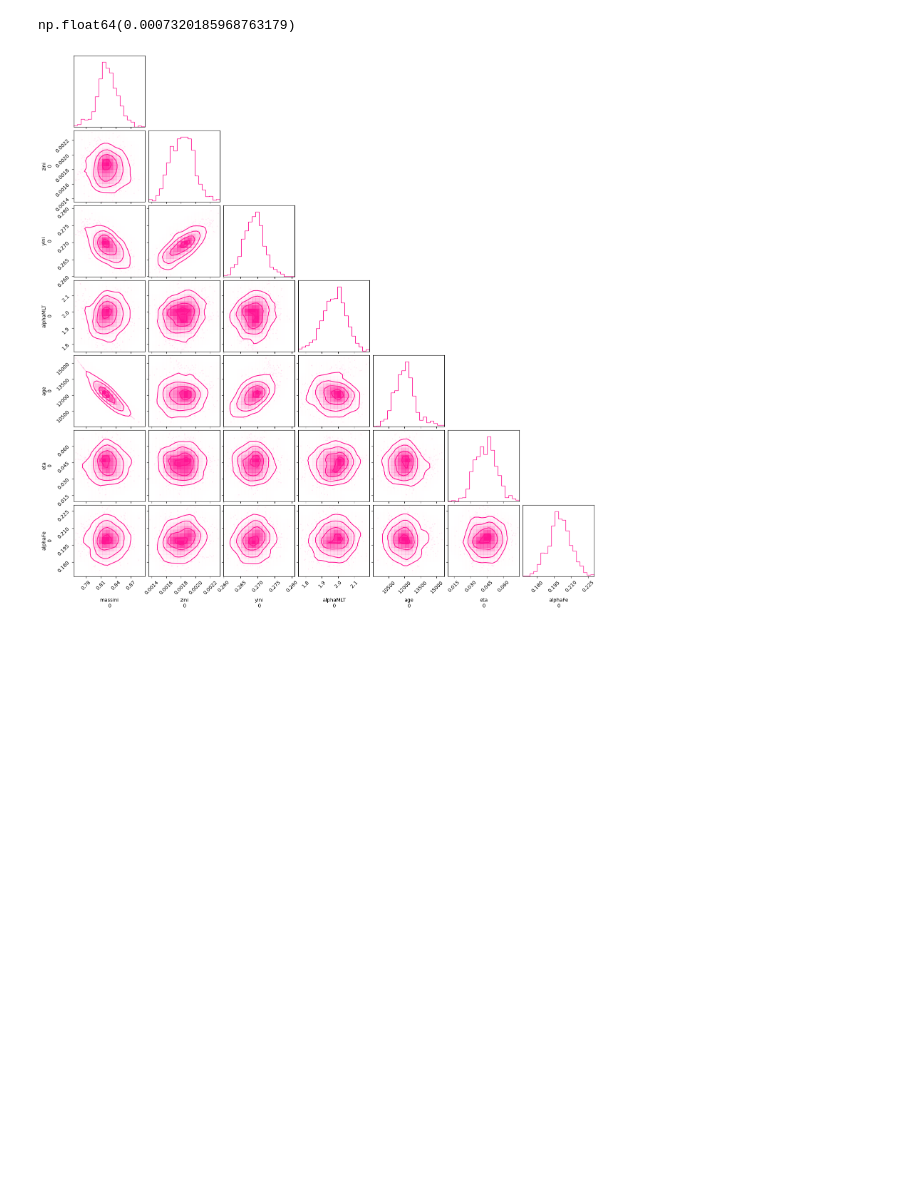
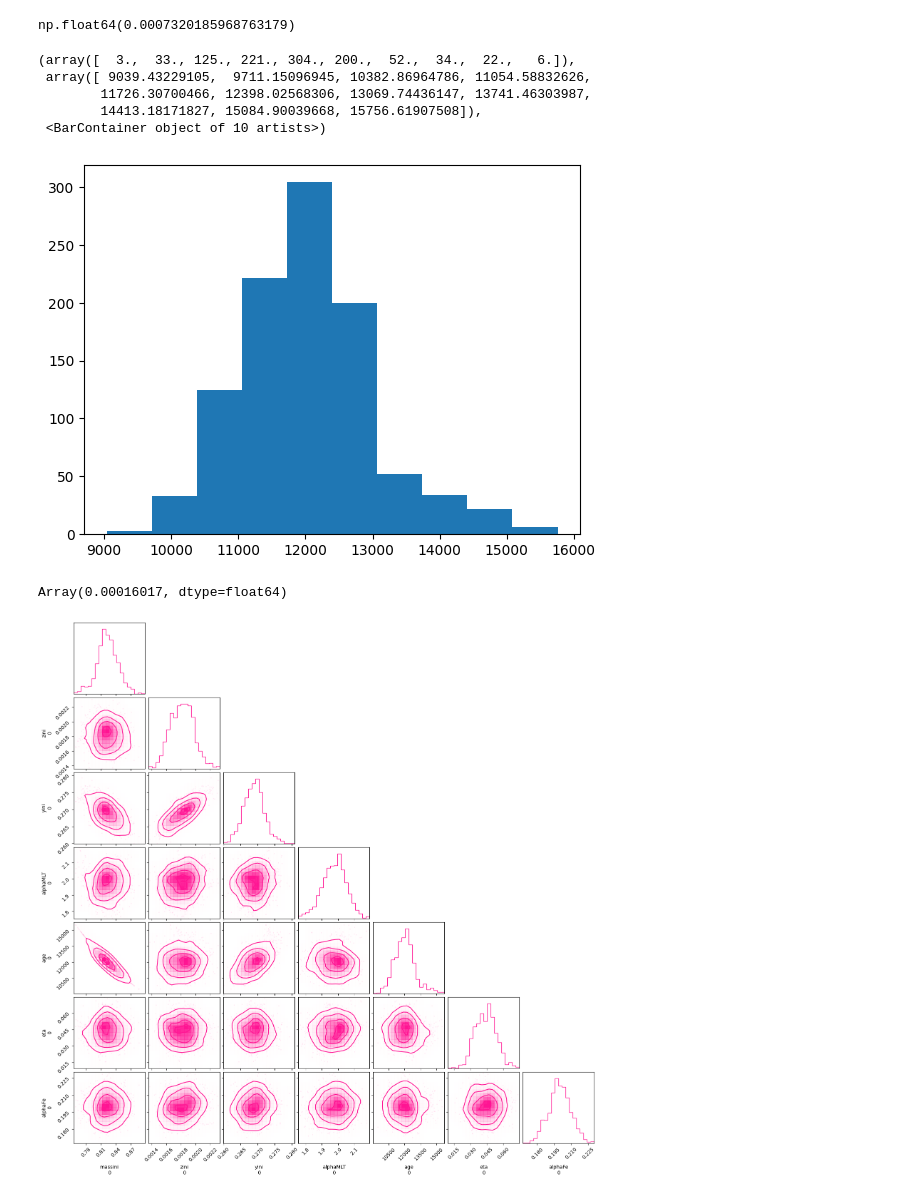
Before and after one commit to ehatt98/M4-hierarchical, a Jupyter notebook: notebooks/make_dumb_emus.ipynb, the cells around one changed output. Drawn from its saved outputs; the diff is of its cells as text; code cells hidden in the pictures; blank space fills up the shorter version.

```diff
--- a/notebooks/make_dumb_emus.ipynb
+++ b/notebooks/make_dumb_emus.ipynb
@@ -268,6 +289,19 @@ data += az.from_dict(posterior, sample_stats=sample_stats, coords=coords, dims=d
 params = jnp.stack([posterior['massini'][0].T, posterior['zini'][0].T, posterior['yini'][0].T, posterior['alphaMLT'][0].T, posterior['age'][0].T, posterior['eta'][0].T, posterior['alphaFe'][0].T], axis = -1)
 
 pred = model_outputs(params)
+# %%
+plt.hist(posterior['age'].T[0])
+# %% [output]
+(array([  3.,  33., 125., 221., 304., 200.,  52.,  34.,  22.,   6.]),
+ array([ 9039.43229105,  9711.15096945, 10382.86964786, 11054.58832626,
+        11726.30700466, 12398.02568306, 13069.74436147, 13741.46303987,
+        14413.18171827, 15084.90039668, 15756.61907508]),
+ <BarContainer object of 10 artists>)
+[figure, added]
+# %%
+np.std(posterior['zini'].T[0])
+# %% [output]
+Array(0.00016017, dtype=float64)
 # %%
 fig = corner.corner(data, group="posterior", var_names = model_outputs.inputs,  color = 'deeppink', zorder = 1,smooth = True, plot_datapoints = True)
 #corner.corner(df_test[model_outputs.inputs],zorder = 0, alpha = 0.1, fig = fig, smooth = True)
```
Also changed, not shown: parts of 8 cells of this notebook, 4 other files.
